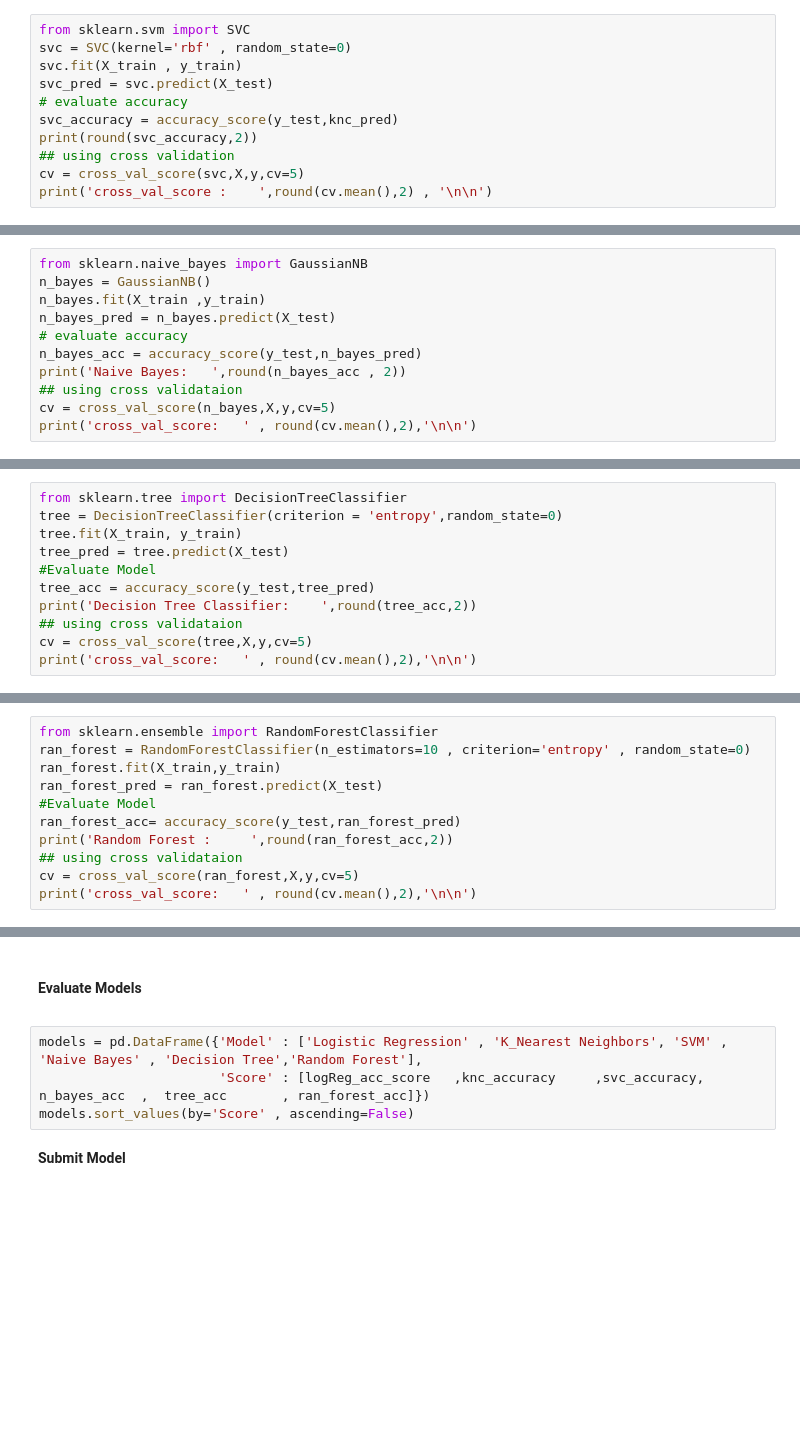
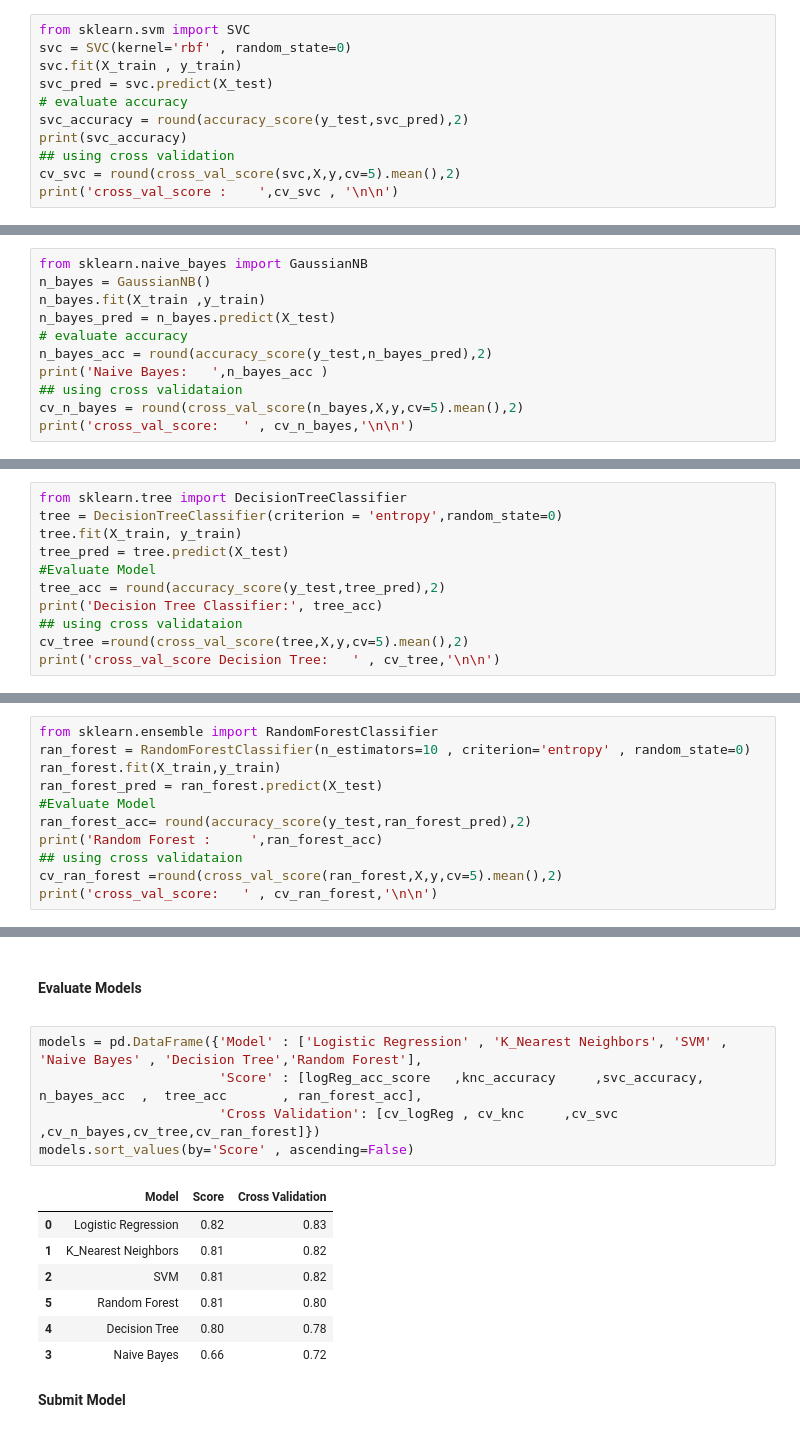
Before and after one commit to MahmuudNabil/Titanic_ship, a Jupyter notebook: Titanic.ipynb, the cells around one changed output, grey strips where cells are left out. Cells and saved outputs as stored; diff of their text form; blank space fills up the shorter version.

```diff
--- a/Titanic.ipynb
+++ b/Titanic.ipynb
@@ -318,8 +578,8 @@ svc = SVC(kernel='rbf' , random_state=0)
 svc.fit(X_train , y_train)
 svc_pred = svc.predict(X_test)
 # evaluate accuracy
-svc_accuracy = accuracy_score(y_test,knc_pred)
-print(round(svc_accuracy,2))
+svc_accuracy = round(accuracy_score(y_test,svc_pred),2)
+print(svc_accuracy)
 ## using cross validation
-cv = cross_val_score(svc,X,y,cv=5)
-print('cross_val_score :    ',round(cv.mean(),2) , '\n\n')
+cv_svc = round(cross_val_score(svc,X,y,cv=5).mean(),2)
+print('cross_val_score :    ',cv_svc , '\n\n')
@@ -331,8 +594,8 @@ n_bayes = GaussianNB()
 n_bayes.fit(X_train ,y_train)
 n_bayes_pred = n_bayes.predict(X_test)
 # evaluate accuracy
-n_bayes_acc = accuracy_score(y_test,n_bayes_pred)
-print('Naive Bayes:   ',round(n_bayes_acc , 2))
+n_bayes_acc = round(accuracy_score(y_test,n_bayes_pred),2)
+print('Naive Bayes:   ',n_bayes_acc )
 ## using cross validataion
-cv = cross_val_score(n_bayes,X,y,cv=5)
-print('cross_val_score:   ' , round(cv.mean(),2),'\n\n')
+cv_n_bayes = round(cross_val_score(n_bayes,X,y,cv=5).mean(),2)
+print('cross_val_score:   ' , cv_n_bayes,'\n\n')
@@ -344,8 +610,8 @@ tree = DecisionTreeClassifier(criterion = 'entropy',random_state=0)
 tree.fit(X_train, y_train)
 tree_pred = tree.predict(X_test)
 #Evaluate Model
-tree_acc = accuracy_score(y_test,tree_pred)
-print('Decision Tree Classifier:    ',round(tree_acc,2))
+tree_acc = round(accuracy_score(y_test,tree_pred),2)
+print('Decision Tree Classifier:', tree_acc)
 ## using cross validataion
-cv = cross_val_score(tree,X,y,cv=5)
-print('cross_val_score:   ' , round(cv.mean(),2),'\n\n')
+cv_tree =round(cross_val_score(tree,X,y,cv=5).mean(),2)
+print('cross_val_score Decision Tree:   ' , cv_tree,'\n\n')
@@ -357,8 +626,8 @@ ran_forest = RandomForestClassifier(n_estimators=10 , criterion='entropy' , rand
 ran_forest.fit(X_train,y_train)
 ran_forest_pred = ran_forest.predict(X_test)
 #Evaluate Model
-ran_forest_acc= accuracy_score(y_test,ran_forest_pred)
-print('Random Forest :     ',round(ran_forest_acc,2))
+ran_forest_acc= round(accuracy_score(y_test,ran_forest_pred),2)
+print('Random Forest :     ',ran_forest_acc)
 ## using cross validataion
-cv = cross_val_score(ran_forest,X,y,cv=5)
-print('cross_val_score:   ' , round(cv.mean(),2),'\n\n')
+cv_ran_forest =round(cross_val_score(ran_forest,X,y,cv=5).mean(),2)
+print('cross_val_score:   ' , cv_ran_forest,'\n\n')
@@ -366,8 +638,17 @@ print('cross_val_score:   ' , round(cv.mean(),2),'\n\n')
 **<h4>Evaluate Models</h4>**
 # %%
 models = pd.DataFrame({'Model' : ['Logistic Regression' , 'K_Nearest Neighbors', 'SVM' , 'Naive Bayes' , 'Decision Tree','Random Forest'],
-                       'Score' : [logReg_acc_score   ,knc_accuracy     ,svc_accuracy, n_bayes_acc  ,  tree_acc       , ran_forest_acc]})
+                       'Score' : [logReg_acc_score   ,knc_accuracy     ,svc_accuracy, n_bayes_acc  ,  tree_acc       , ran_forest_acc],
+                       'Cross Validation': [cv_logReg , cv_knc     ,cv_svc ,cv_n_bayes,cv_tree,cv_ran_forest]})
 models.sort_values(by='Score' , ascending=False)
+# %% [output]
+|  | Model | Score | Cross Validation |
+| 0 | Logistic Regression | 0.82 | 0.83 |
+| 1 | K_Nearest Neighbors | 0.81 | 0.82 |
+| 2 | SVM | 0.81 | 0.82 |
+| 5 | Random Forest | 0.81 | 0.80 |
+| 4 | Decision Tree | 0.80 | 0.78 |
+| 3 | Naive Bayes | 0.66 | 0.72 |
 # %% [markdown]
 **Submit Model**
 # %%
```
Also changed, not shown: parts of 46 cells of this notebook.
